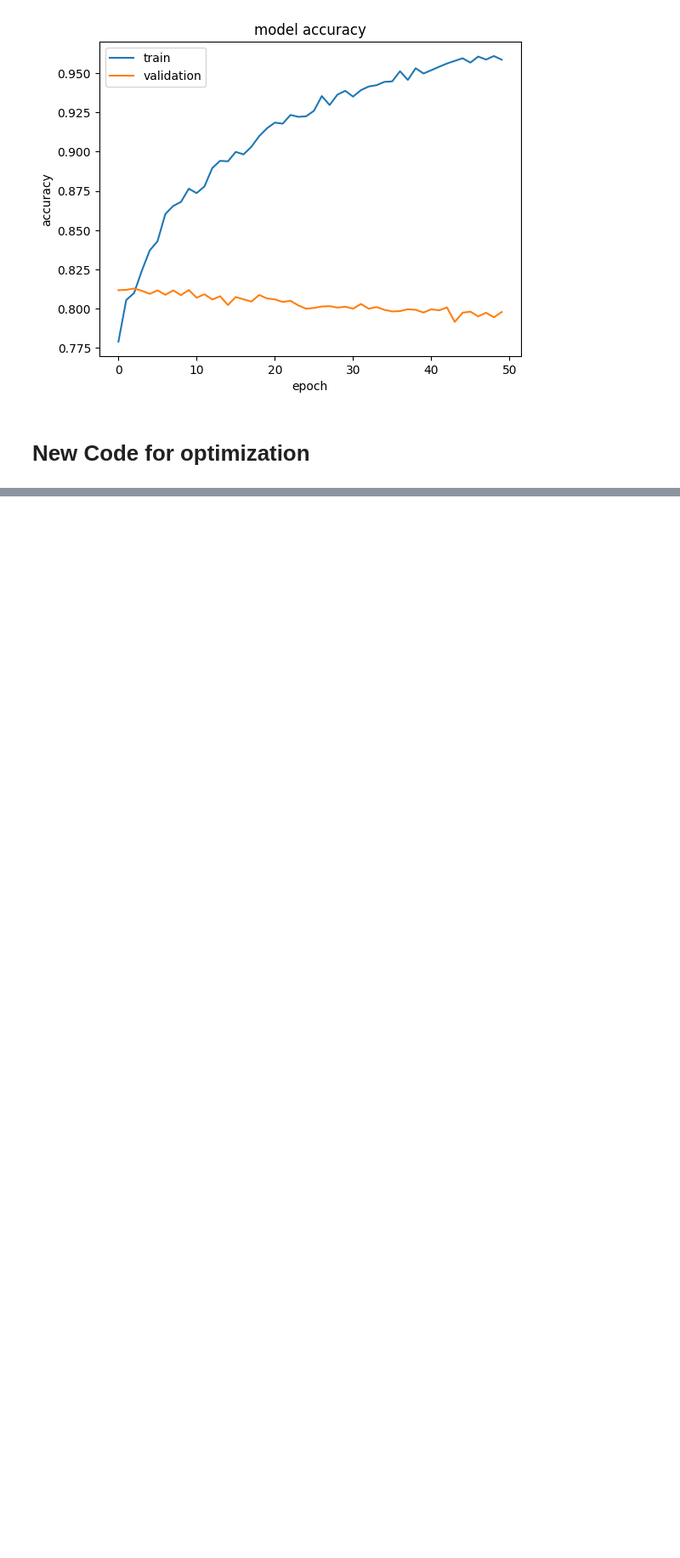
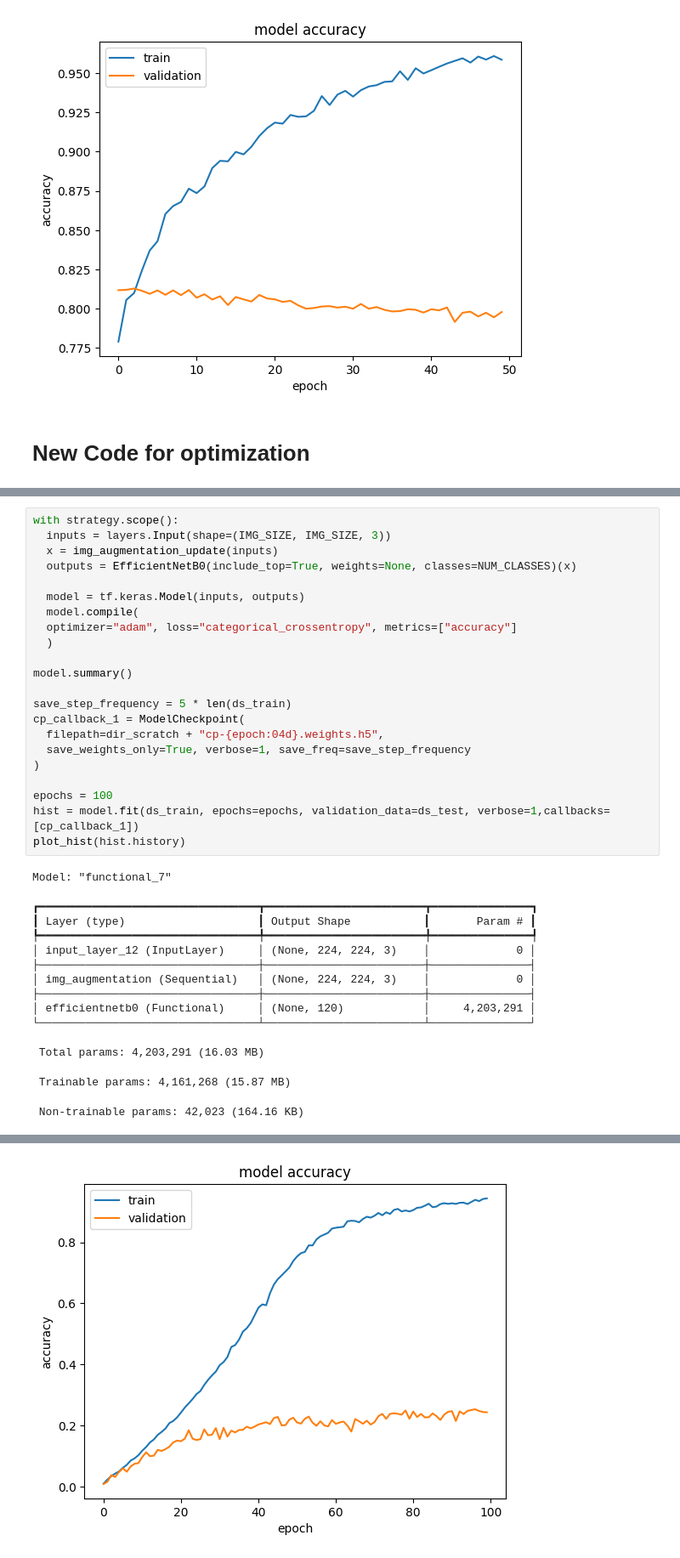
Before and after one commit to isSiYua/aarBasicCode, a Jupyter notebook: Lecture_3/image_classification_efficientnet_fine_tuning.ipynb, the cells around one changed output, grey strips where cells are left out. Shown at 85% size. Saved outputs shown, nothing was run; the diff lists cells and outputs as text; blank space fills up the shorter version.

```diff
--- a/Lecture_3/image_classification_efficientnet_fine_tuning.ipynb
+++ b/Lecture_3/image_classification_efficientnet_fine_tuning.ipynb
@@ -374,0 +399,36 @@ Epoch 50: saving model to /content/drive/MyDrive/Colab_Checkpoints/Model3_Finetu
+# %%
+with strategy.scope():
+  inputs = layers.Input(shape=(IMG_SIZE, IMG_SIZE, 3))
+  x = img_augmentation_update(inputs)
+  outputs = EfficientNetB0(include_top=True, weights=None, classes=NUM_CLASSES)(x)
+
+  model = tf.keras.Model(inputs, outputs)
+  model.compile(
+  optimizer="adam", loss="categorical_crossentropy", metrics=["accuracy"]
+  )
+
+model.summary()
+
+save_step_frequency = 5 * len(ds_train)
+cp_callback_1 = ModelCheckpoint(
+  filepath=dir_scratch + "cp-{epoch:04d}.weights.h5",
+  save_weights_only=True, verbose=1, save_freq=save_step_frequency
+)
+
+epochs = 100
+hist = model.fit(ds_train, epochs=epochs, validation_data=ds_test, verbose=1,callbacks=[cp_callback_1])
+plot_hist(hist.history)
+# %% [output]
+Model: "functional_7"
+┏━━━━━━━━━━━━━━━━━━━━━━━━━━━━━━━━━┳━━━━━━━━━━━━━━━━━━━━━━━━┳━━━━━━━━━━━━━━━┓
+┃ Layer (type)                    ┃ Output Shape           ┃       Param # ┃
+┡━━━━━━━━━━━━━━━━━━━━━━━━━━━━━━━━━╇━━━━━━━━━━━━━━━━━━━━━━━━╇━━━━━━━━━━━━━━━┩
+│ input_layer_12 (InputLayer)     │ (None, 224, 224, 3)    │             0 │
+├─────────────────────────────────┼────────────────────────┼───────────────┤
+│ img_augmentation (Sequential)   │ (None, 224, 224, 3)    │             0 │
+├─────────────────────────────────┼────────────────────────┼───────────────┤
+│ efficientnetb0 (Functional)     │ (None, 120)            │     4,203,291 │
+└─────────────────────────────────┴────────────────────────┴───────────────┘
+ Total params: 4,203,291 (16.03 MB)
+ Trainable params: 4,161,268 (15.87 MB)
+ Non-trainable params: 42,023 (164.16 KB)
@@ -375 +452,2 @@ Epoch 50: saving model to /content/drive/MyDrive/Colab_Checkpoints/Model3_Finetu
+[figure, added]
 # %%
```
Also changed, not shown: parts of 7 cells of this notebook.
